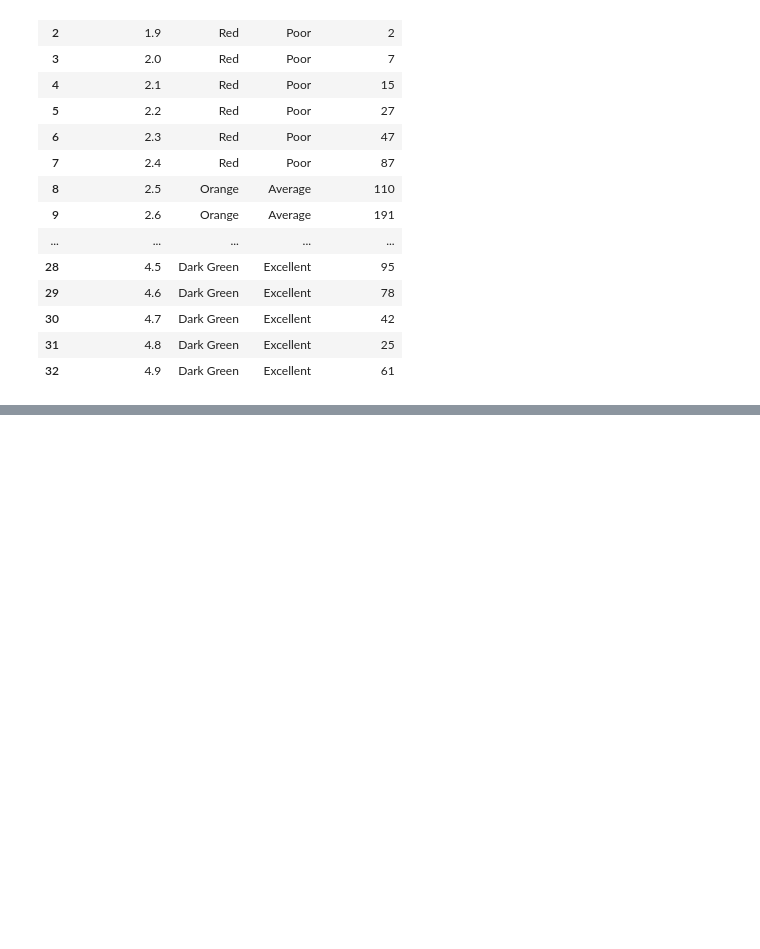
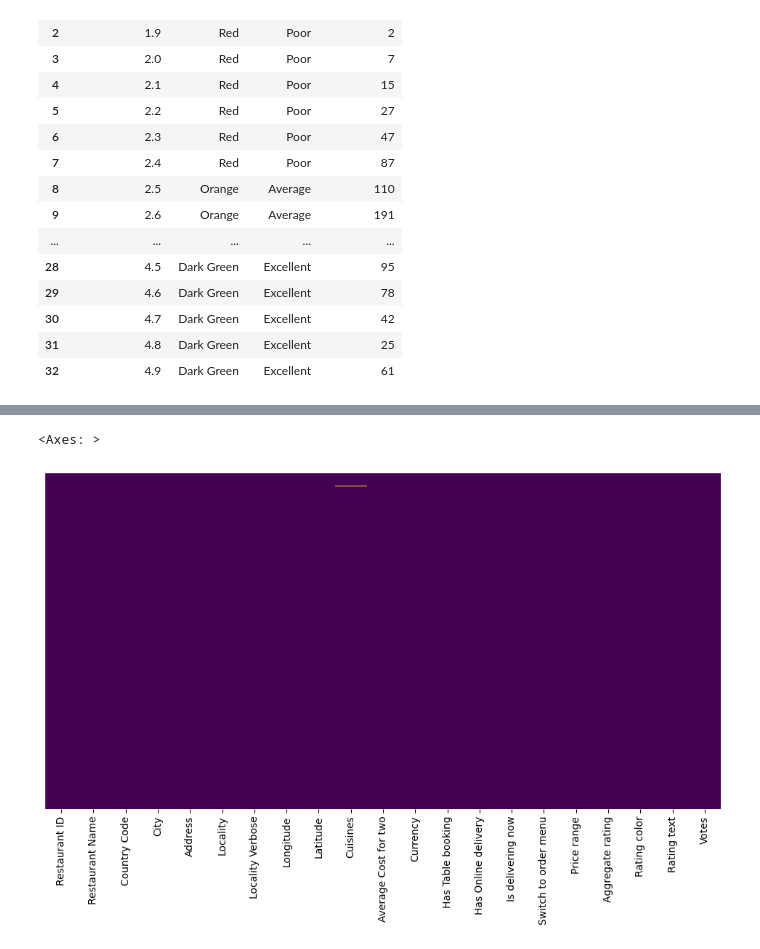
Before and after one commit to Engg-Abhinav/Feature-Engineering, a Jupyter notebook: FE_Zomato_Dataset.ipynb, the cells around one changed output, grey strips where cells are left out. Drawn from its saved outputs; the diff is of its cells as text; code cells hidden in the pictures; blank space fills up the shorter version.

```diff
--- a/FE_Zomato_Dataset.ipynb
+++ b/FE_Zomato_Dataset.ipynb
@@ -338,0 +370,5 @@ ratings
+# %%
+sns.heatmap(df.isnull(), yticklabels=False, cbar=False, cmap='viridis')
+# %% [output]
+<Axes: >
+[figure, added]
```
Also changed, not shown: parts of 7 cells of this notebook.
